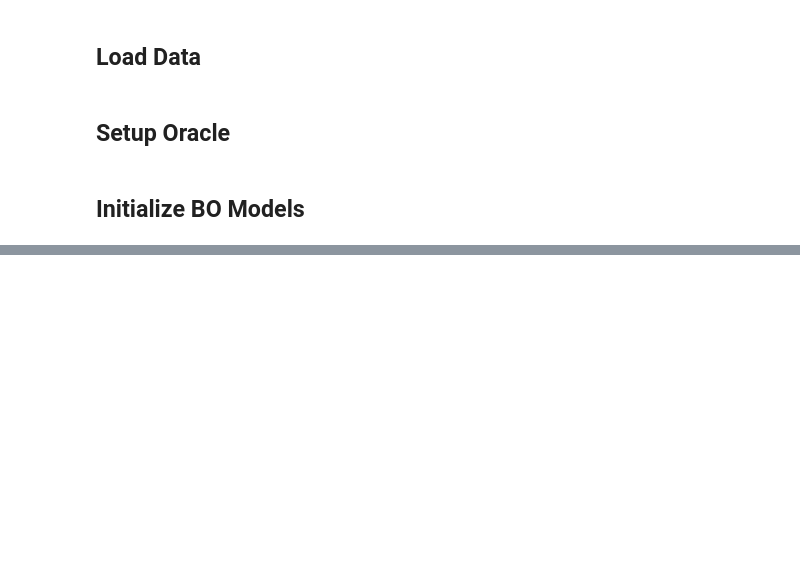
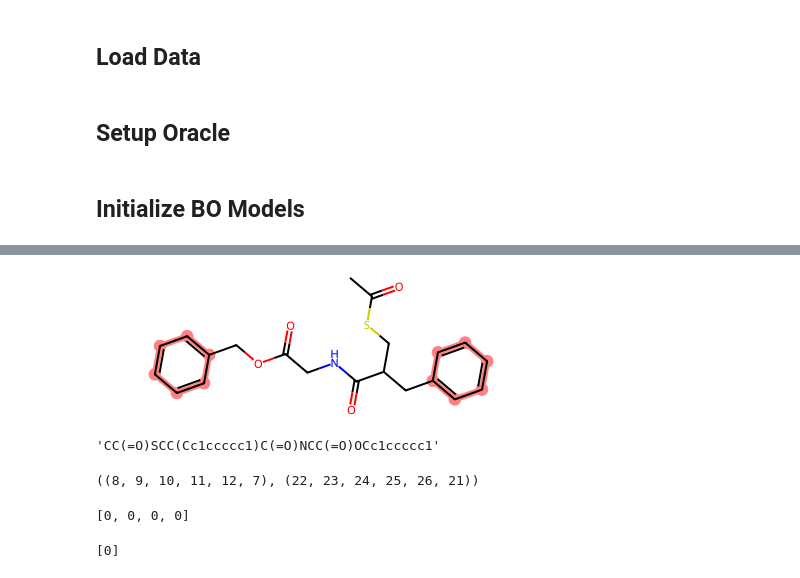
Before and after one commit to 7shoe/Combinatorial_BO, a Jupyter notebook: Visualize_Drug_Discovery_DS.ipynb, the cells around one changed output, grey strips where cells are left out. Cells and saved outputs as stored; diff of their text form; code cells hidden in the pictures; blank space fills up the shorter version.

```diff
--- a/Visualize_Drug_Discovery_DS.ipynb
+++ b/Visualize_Drug_Discovery_DS.ipynb
@@ -90,0 +188,22 @@ with open(f'./data/BOCS_EXP/dictBOCS_{N_EXPERIMENTS}_00.json', 'w+') as f:
+# %%
+m
+# %% [output]
+[figure, added]
+# %%
+df['SMILES_stand'][0]
+# %% [output]
+'CC(=O)SCC(Cc1ccccc1)C(=O)NCC(=O)OCc1ccccc1'
+# %%
+ri = mol.GetRingInfo()
+# You can interrogate the RingInfo object to tell you the atoms that make up each ring:
+print(ri.AtomRings())
+# %% [output]
+((8, 9, 10, 11, 12, 7), (22, 23, 24, 25, 26, 21))
+# %%
+getAromaticRings(df['SMILES_stand'][0])
+# %% [output]
+[0, 0, 0, 0]
+# %%
+getHydroxylGroup(df['SMILES_stand'][0])
+# %% [output]
+[0]
```
Also changed, not shown: parts of 14 cells of this notebook, 23 other files.
